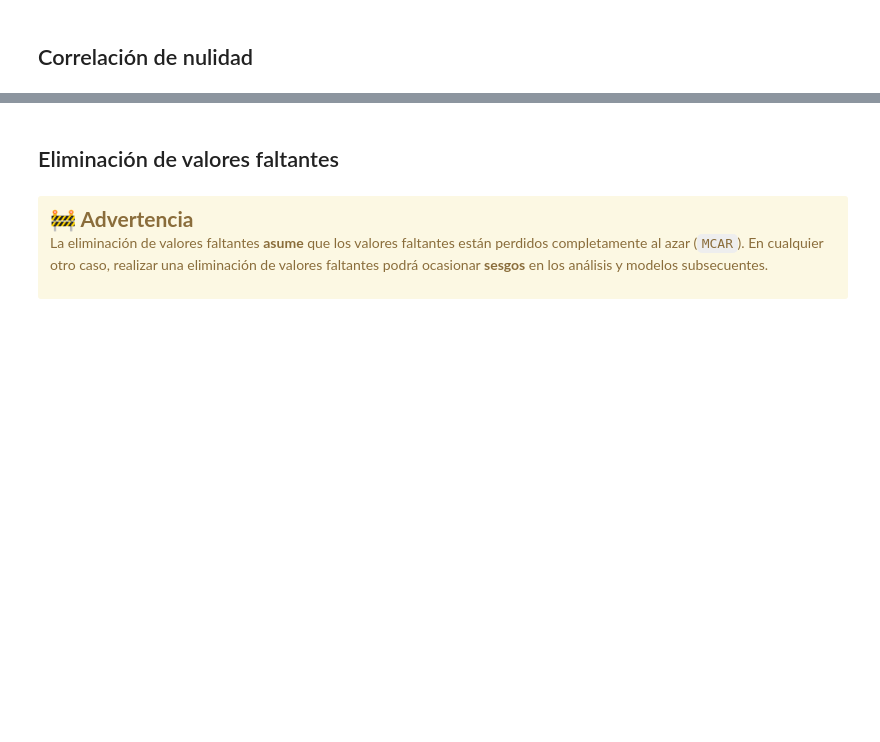
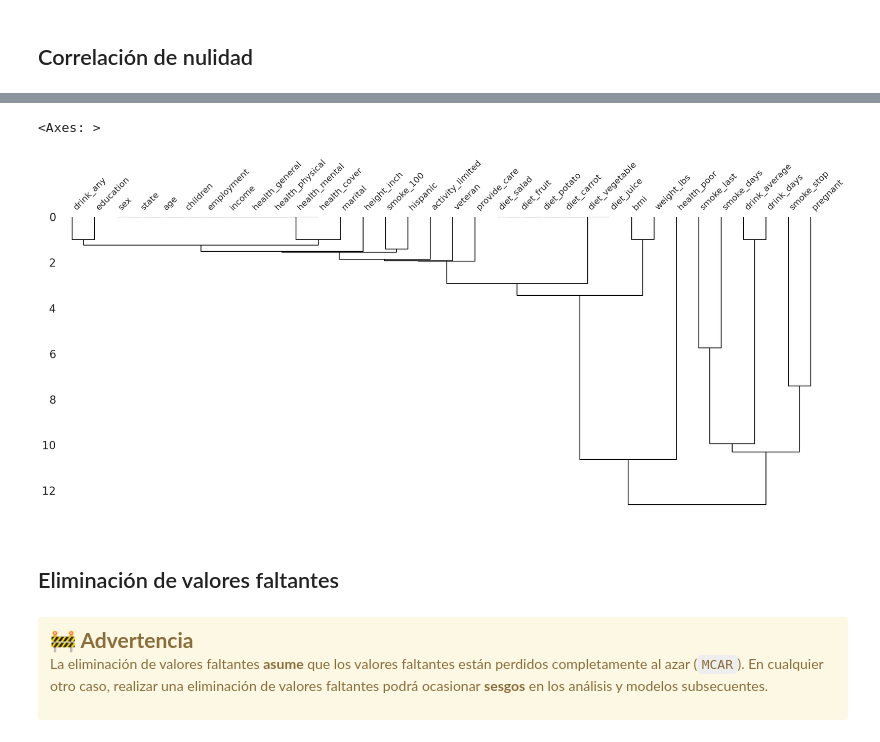
Before and after one commit to Alejolamilla/Missing-values-course, a Jupyter notebook: live-exploration-missing-values.ipynb, the cells around one changed output, grey strips where cells are left out. Saved outputs shown, nothing was run; the diff lists cells and outputs as text; code cells hidden in the pictures; blank space fills up the shorter version.

```diff
--- a/live-exploration-missing-values.ipynb
+++ b/live-exploration-missing-values.ipynb
@@ -821,3 +830,10 @@ AttributeError: 'Series' object has no attribute 'assign'
+# %%
+missingno.dendrogram(
+    df=riskfactors_df
+)
+# %% [output]
+<Axes: >
+[figure, added]
 # %% [markdown]
 ## Eliminación de valores faltantes
 # %% [markdown]
```
Also changed, not shown: parts of 3 cells of this notebook.
